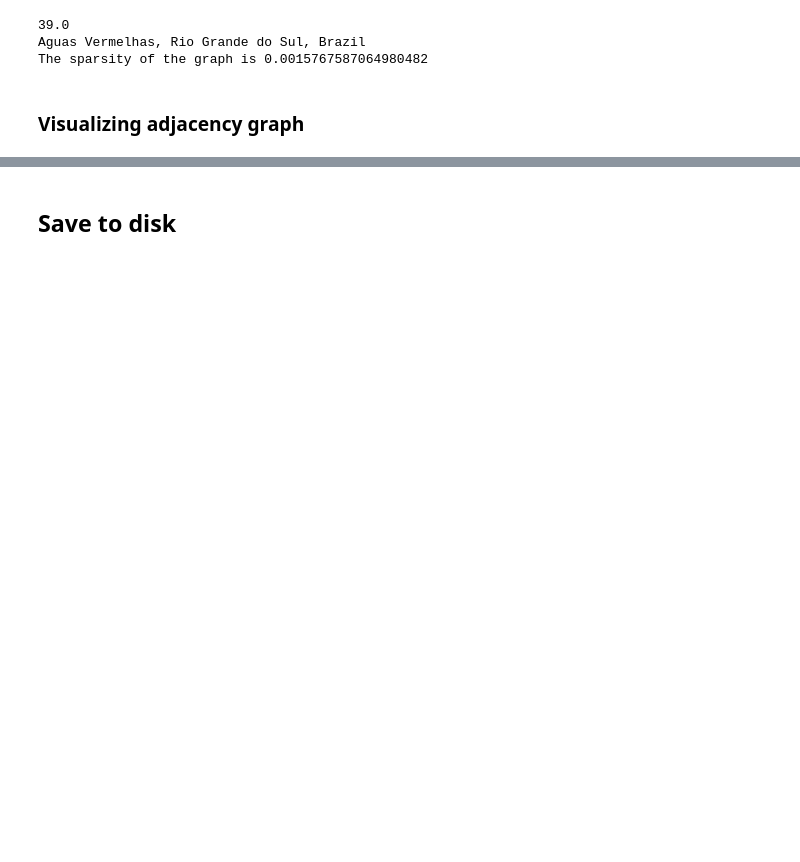
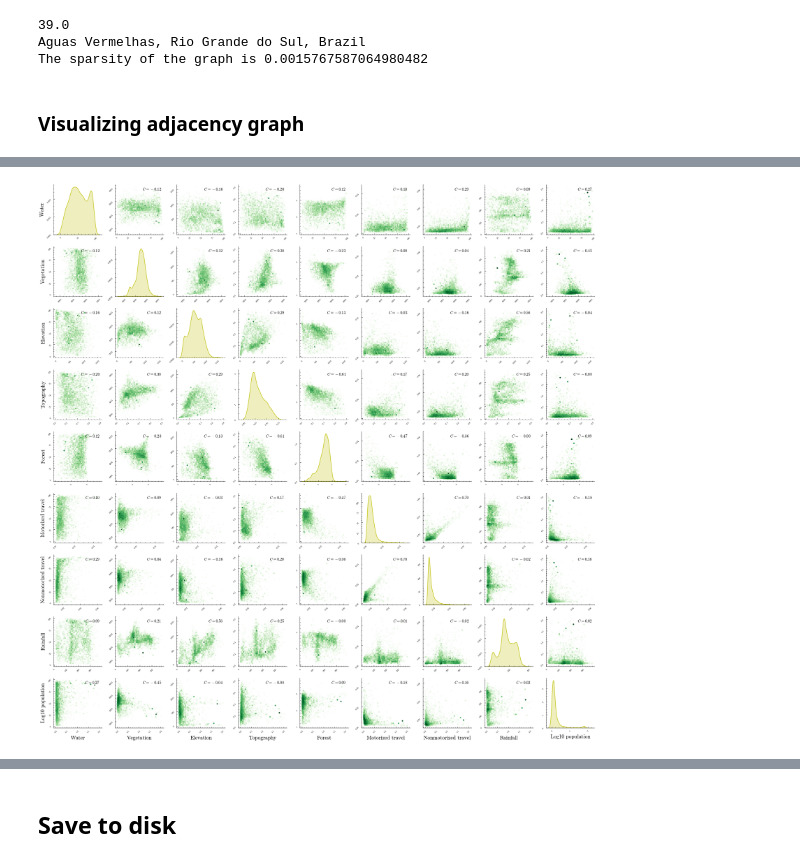
Before and after one commit to ckrapu/bayes-at-scale, a Jupyter notebook: 00-data-cleaning.ipynb, the cells around one changed output, grey strips where cells are left out. Cells and saved outputs as stored; diff of their text form; code cells hidden in the pictures; blank space fills up the shorter version.

```diff
--- a/00-data-cleaning.ipynb
+++ b/00-data-cleaning.ipynb
@@ -398,0 +411,17 @@ folium_map
+# %%
+shapefile_path = os.path.join(data_dir,"BR_Municipios_2021", "BR_Municipios_2021.shp")
+boundary_gdf = gpd.read_file(shapefile_path)
+
+# Create list of Point geometries for the lat-long in the city_df
+city_gdf = gpd.GeoDataFrame(city_df, geometry= [shapely.geometry.Point(xy) for xy in zip(city_df.long, city_df.lat)], crs=boundary_gdf.crs)
+
+# Do spatial join to get the CD_MUN field from gdf on the city_gdf
+# This will match on the lat-long
+city_gdf = gpd.sjoin(city_gdf, boundary_gdf, how='left', op='within')
+city_gdf.geometry = boundary_gdf.set_index('CD_MUN').loc[city_gdf.CD_MUN]['geometry'].values
+
+# Make sure none of the geometries are missing
+assert not city_gdf.geometry.isnull().any()
+
+# Use this for EE queries
+city_gdf[['city-state', 'geometry']].to_file(os.path.join(data_dir, 'city_regions.shp'))
@@ -398,0 +605,65 @@ folium_map
+# %%
+n_ee_cols = len(ee_df.columns)
+
+fig, axes = plt.subplots(n_ee_cols, n_ee_cols, figsize=(n_ee_cols*2, n_ee_cols*2))
+for i, col1 in enumerate(ee_df.columns):
+    for j, col2 in enumerate(ee_df.columns):
+        if i == j:
+            #plt.text(0.5, 0.5, col1, transform=axes[i, j].transAxes, fontsize=12, horizontalalignment='center', verticalalignment='center')
+            sns.kdeplot(ee_df[col1], ax=axes[i, j], fill=True, color='y')
+        else:
+            axes[i, j].hexbin(ee_df[col1], ee_df[col2], gridsize=50, cmap='Greens', bins='log')
+
+# Turn off all spines except left spine for first column
+# and bottom spine for bottom row and also disable
+# ticks on these spines
+for i, col in enumerate(ee_df.columns):
+    for j, col in enumerate(ee_df.columns):
+            axes[i, j].spines['right'].set_visible(False)
+            axes[i, j].spines['top'].set_visible(False)
+
+
+
+
+# Add xlabels to the bottom row
+for i, col in enumerate(ee_df.columns):
+    axes[n_ee_cols-1, i].set_xlabel(col, fontsize=12)
+
+# Add ylabels to the left column
+for i, col in enumerate(ee_df.columns):
+    axes[i, 0].set_ylabel(col, fontsize=12)
+
+# For each diagonal, turn off x, y labels
+for i, col in enumerate(ee_df.columns):
+    if i != 0:
+        axes[i, i].set_ylabel('')
+
+    if i != n_ee_cols-1:
+        axes[i, i].set_xlabel('')
+
+
+# For each off-diagonal, add correlation in bold green text in upper right
+for i, col1 in enumerate(ee_df.columns):
+    for j, col2 in enumerate(ee_df.columns):
+        if i != j:
+            corr = ee_df[[col1, col2]].corr().iloc[0,1]
+            axes[i, j].text(0.95, 0.95, f'$C={corr:.2f}$', transform=axes[i, j].transAxes, fontsize=9, horizontalalignment='right', verticalalignment='top', color='k', fontweight='bold')
+
+# Make all x and y tick labels in very small font
+for i, col in enumerate(ee_df.columns):
+    for j, col in enumerate(ee_df.columns):
+        axes[i, j].tick_params(axis='both', which='major', labelsize=5, rotation=45)
+
+        # Make sure labels have at most 4 ticks
+        axes[i, j].locator_params(axis='x', nbins=5)
+        axes[i, j].locator_params(axis='y', nbins=5)
+
+        # Make sure all ticks point inward
+        axes[i, j].tick_params(axis='both', direction='in')
+        axes[i, j].tick_params(axis='x', which='both', top=False)
+        axes[i, j].tick_params(axis='y', which='both', right=False)
+
+plt.tight_layout()
+plt.savefig(os.path.join('visuals', 'brvehins_ee_correlations.pdf'), bbox_inches='tight', dpi=500)
+# %% [output]
+[figure, added]
```
Also changed, not shown: parts of 18 cells of this notebook, 4 other files.
